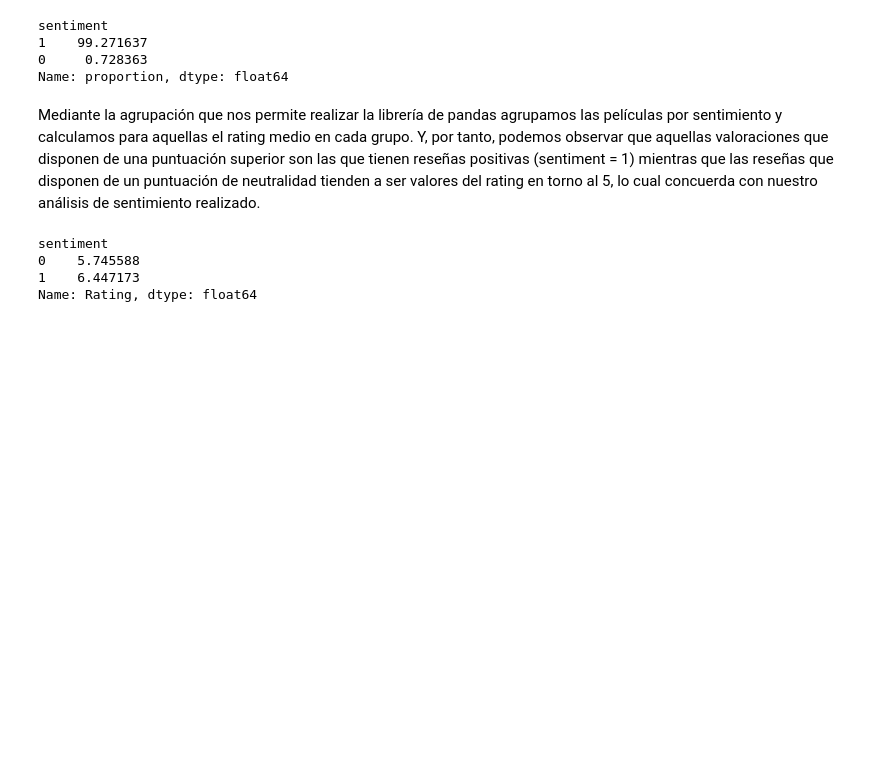
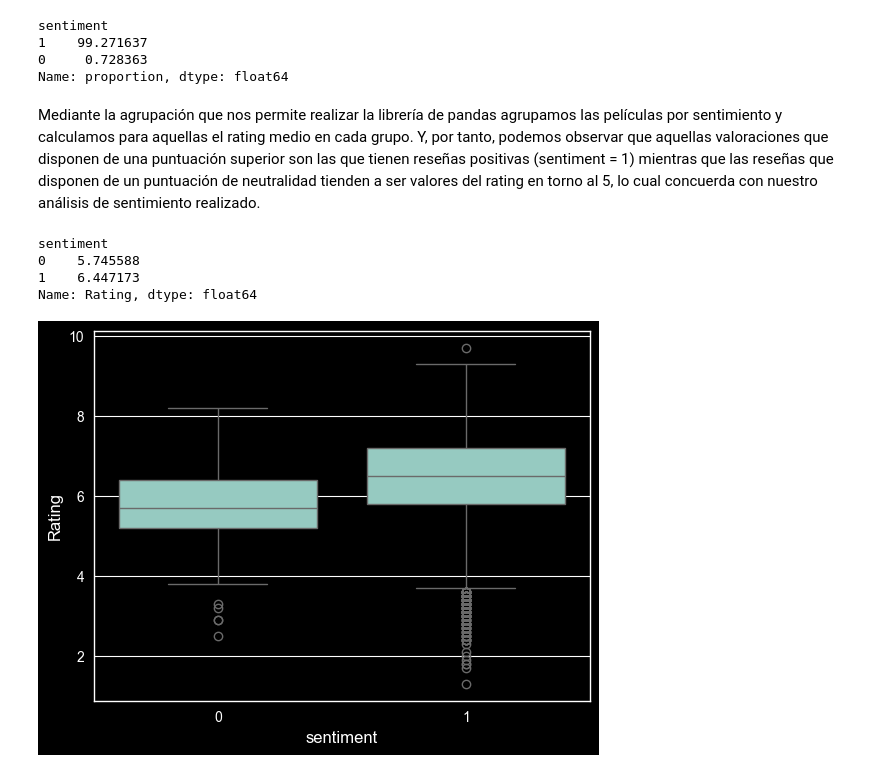
Before and after one commit to jfernandlg/TFG-analisis_dataset, a Jupyter notebook: main/notebooks/02_sentiment_analyzer.ipynb, the cells around one changed output. Drawn from its saved outputs; the diff is of its cells as text; code cells hidden in the pictures; blank space fills up the shorter version.

```diff
--- a/main/notebooks/02_sentiment_analyzer.ipynb
+++ b/main/notebooks/02_sentiment_analyzer.ipynb
@@ -64,3 +70,8 @@ sentiment
 0    5.745588
 1    6.447173
 Name: Rating, dtype: float64
+# %%
+sns.boxplot(x="sentiment", y="Rating", data=df)
+#plt.savefig('../figures/sentimiento_por_rating.png', dpi=300, bbox_inches='tight')
+# %% [output]
+[figure, added]
```
Also changed, not shown: parts of 7 cells of this notebook, 3 other files.
